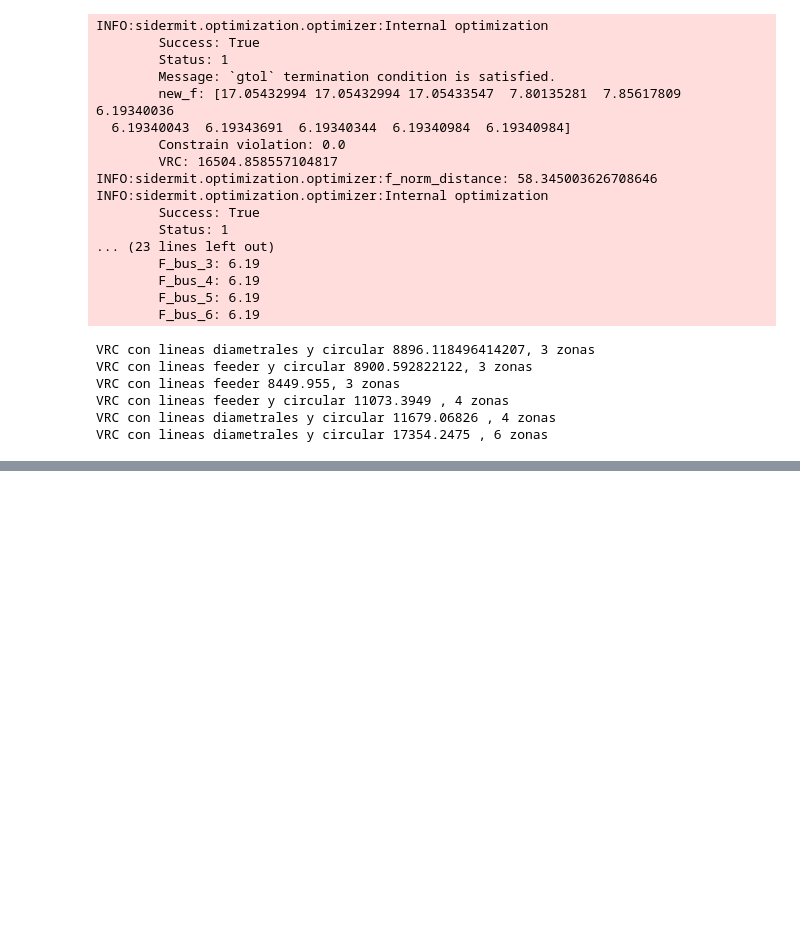
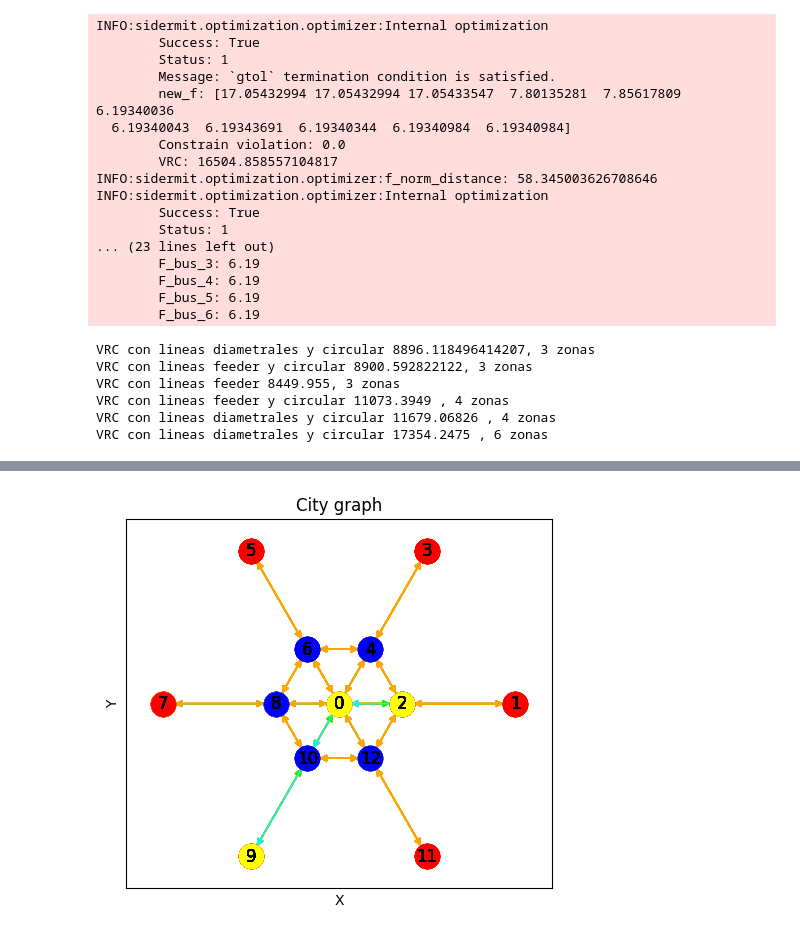
Before and after one commit to valeegomex/Genetic-algorithm-parametric-city, a Jupyter notebook: Resultados_estrategicos.ipynb, the cells around one changed output, grey strips where cells are left out. Saved outputs shown, nothing was run; the diff lists cells and outputs as text; code cells hidden in the pictures; blank space fills up the shorter version.

```diff
--- a/Resultados_estrategicos.ipynb
+++ b/Resultados_estrategicos.ipynb
@@ -90,0 +113,5 @@ VRC con lineas diametrales y circular 17354.2475 , 6 zonas
+# %%
+g4 = [408, 4647, 1096, 298, 333, 19, 21, 438, 984, 219, 1276, 382]
+graficar(g4, 'g4')
+# %% [output]
+[figure, added]
```
Also changed, not shown: parts of 11 cells of this notebook, 2 other files.
